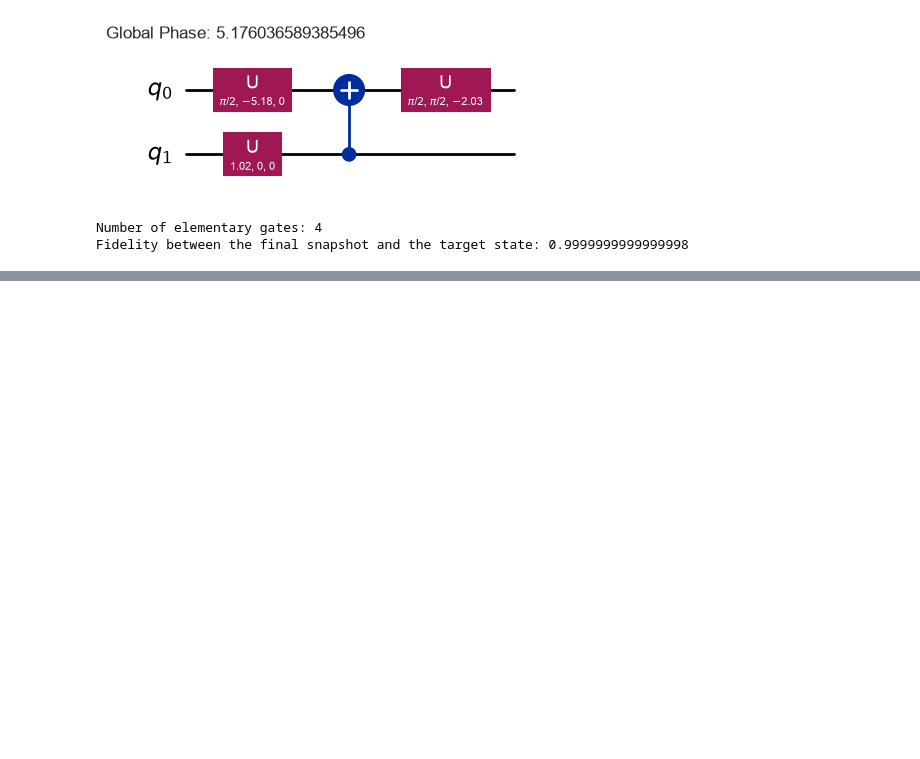
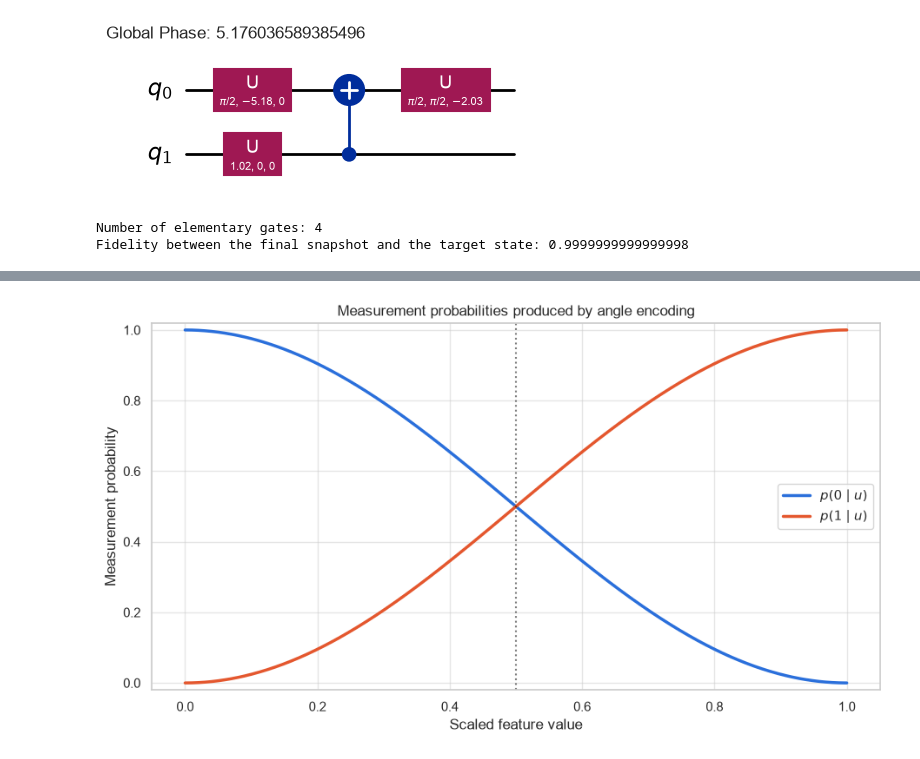
Before and after one commit to LegacYFTw/ece592-fall-2026, a Jupyter notebook: encoding_schemes.ipynb, the cells around one changed output, grey strips where cells are left out. Saved outputs shown, nothing was run; the diff lists cells and outputs as text; code cells hidden in the pictures; blank space fills up the shorter version.

Commit message:
Added angle encoding

```diff
--- a/encoding_schemes.ipynb
+++ b/encoding_schemes.ipynb
@@ -1360,0 +1632,20 @@ HBox(children=(Play(value=0, description='Play', interval=1000, max=4), IntSlide
+# %%
+scaled_values = np.linspace(0.0, 1.0, 500)
+probability_zero = np.cos(np.pi * scaled_values / 2.0) ** 2
+probability_one = np.sin(np.pi * scaled_values / 2.0) ** 2
+
+fig, ax = plt.subplots(figsize=(9, 5), constrained_layout=True)
+
+ax.plot(scaled_values, probability_zero, label=r"$p(0\mid u)$", linewidth=2.5, color="#2A6FDB")
+ax.plot(scaled_values, probability_one, label=r"$p(1\mid u)$", linewidth=2.5, color="#E4572E")
+ax.axvline(0.5, color="black", linestyle=":", alpha=0.5)
+
+ax.set_xlabel("Scaled feature value")
+ax.set_ylabel("Measurement probability")
+ax.set_title("Measurement probabilities produced by angle encoding")
+ax.set_ylim(-0.02, 1.02)
+ax.legend()
+
+plt.show()
+# %% [output]
+[figure, added]
```
Also changed, not shown: parts of 27 cells of this notebook, 2 other files.
